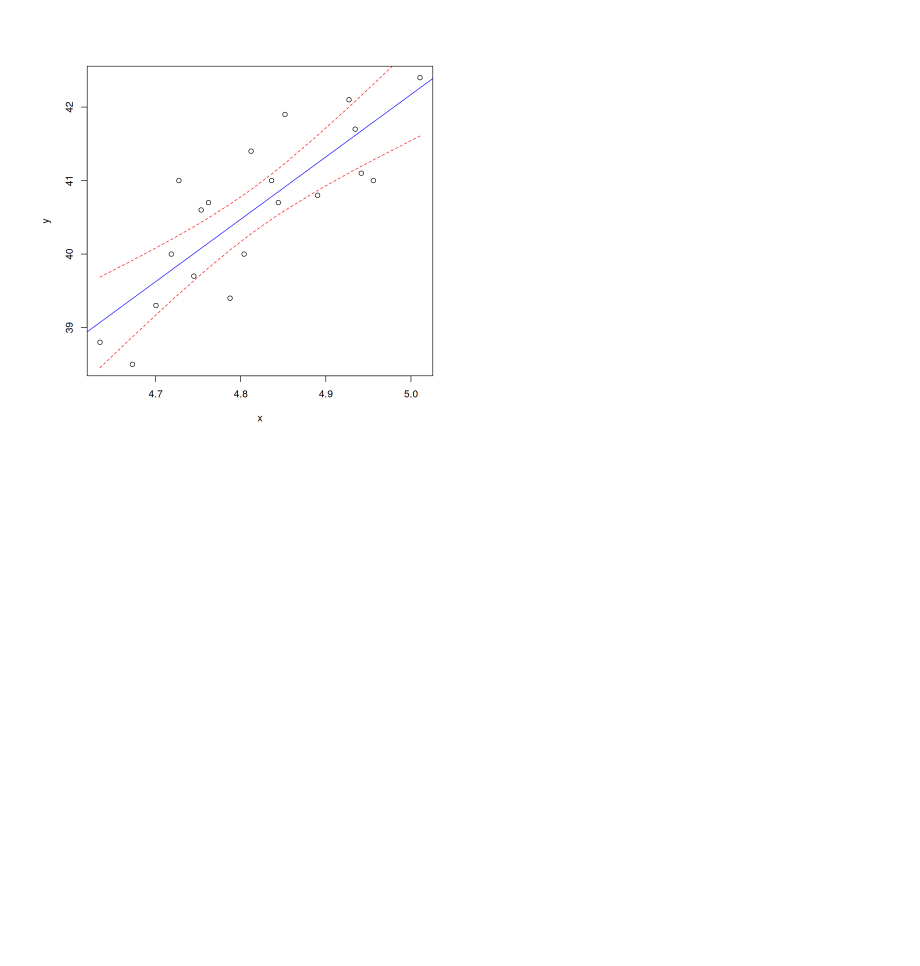
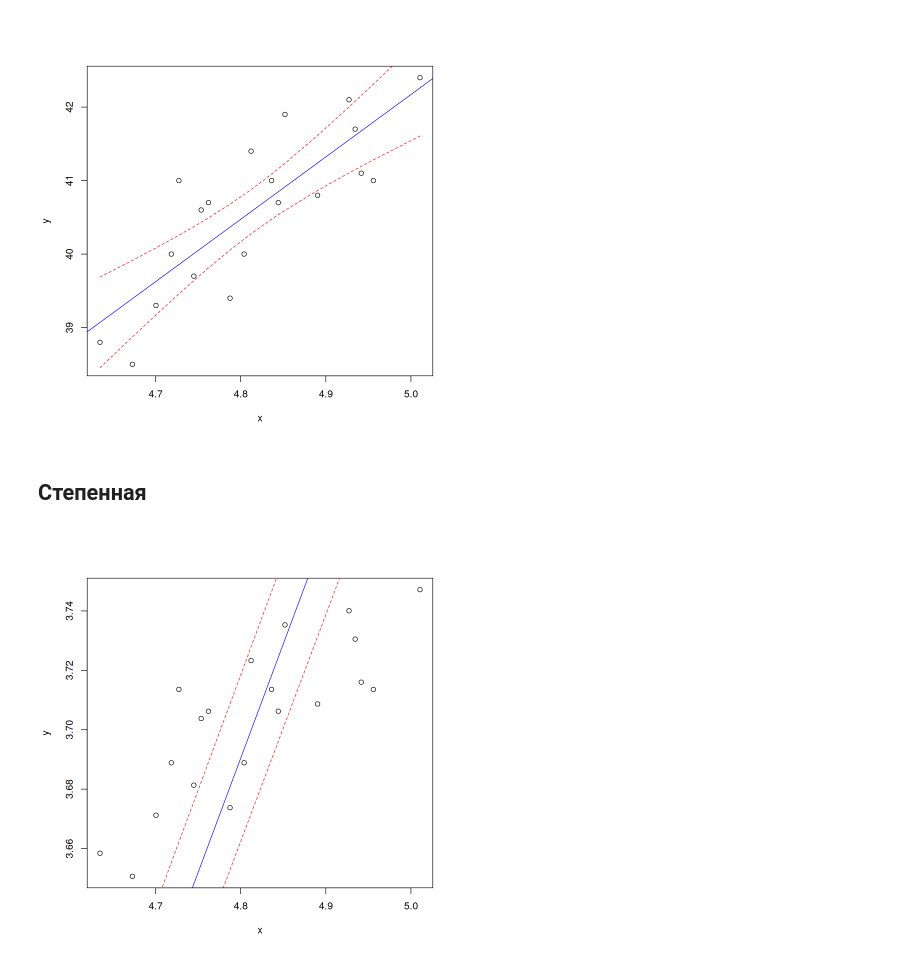
Before and after one commit to Amatikay/Econometrics_labs, a Jupyter notebook: Lab-5_2023-24/main.ipynb, the cells around one changed output. Cells and saved outputs as stored; diff of their text form; code cells hidden in the pictures; blank space fills up the shorter version.

```diff
--- a/Lab-5_2023-24/main.ipynb
+++ b/Lab-5_2023-24/main.ipynb
@@ -371,3 +373,5 @@ lines(x, predictions[, "lwr"], col = "red", lty = 2)
 lines(x, predictions[, "upr"], col = "red", lty = 2)
 # %% [output]
 [figure]
+# %% [markdown]
+## Степенная
@@ -373,0 +384,9 @@ lines(x, predictions[, "upr"], col = "red", lty = 2)
+# %%
+model <- lm(y ~ x - 1)
+predictions <- predict(model, interval = "confidence", level = 0.95)
+plot(x, y)
+abline(model, col = "blue")
+lines(x, predictions[, "lwr"], col = "red", lty = 2)
+lines(x, predictions[, "upr"], col = "red", lty = 2)
+# %% [output]
+[figure, new version]
```
Also changed, not shown: parts of 14 cells of this notebook.
